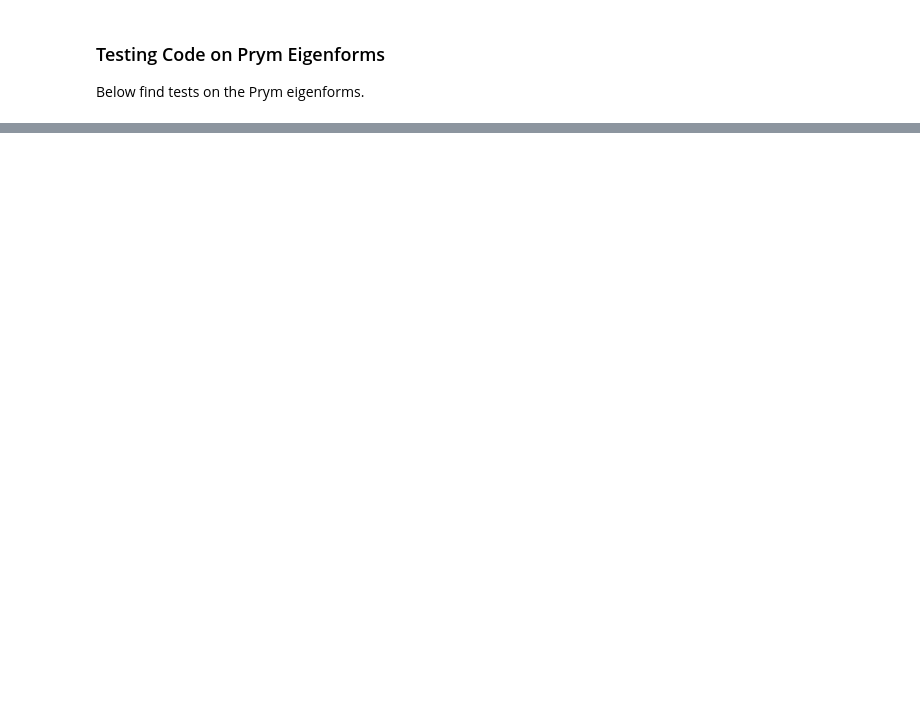
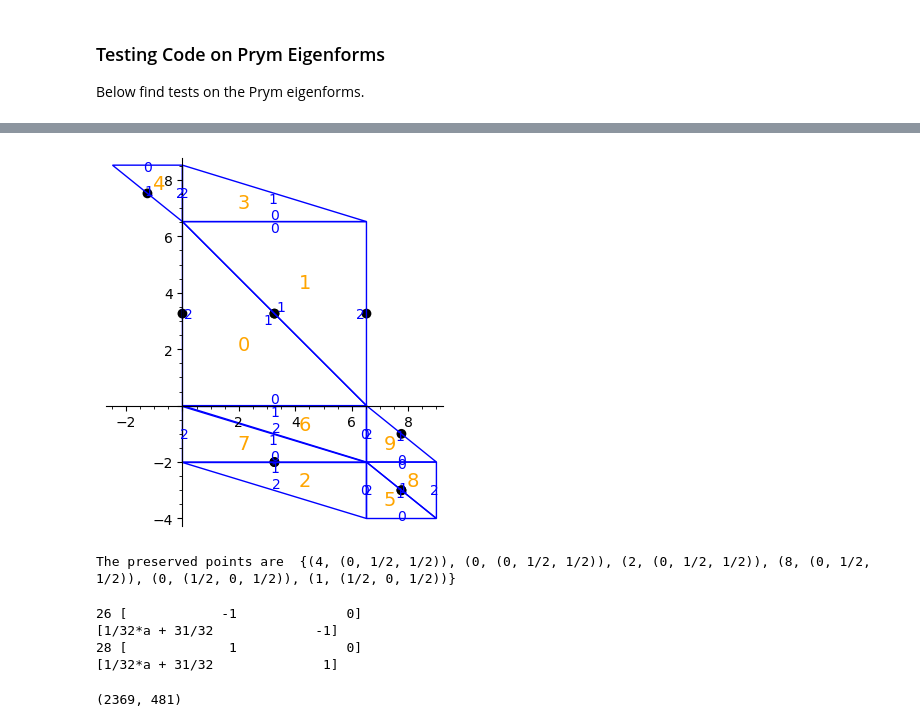
Before and after one commit to sfreedman67/samsurf, a Jupyter notebook: bowman/testing prym eigenforms.ipynb, the cells around one changed output, grey strips where cells are left out. Cells and saved outputs as stored; diff of their text form; code cells hidden in the pictures; blank space fills up the shorter version.

```diff
--- a/bowman/testing prym eigenforms.ipynb
+++ b/bowman/testing prym eigenforms.ipynb
@@ -23,0 +11,3 @@ Veech element:
+# %%
+veech_gens = prym.generators_veech.gens
+print(len(veech_gens))
@@ -56,0 +105,18 @@ The preserved points are  {(4, (0, 1/2, 1/2)), (0, (0, 1/2, 1/2)), (5, (1/2, 1/2
+# %%
+preserved_pts = reduce_periodic_points(prym, weierstrass, veech_gens, True)
+# %%
+mark_points(prym, preserved_pts).plot().show()
+print("The preserved points are ", preserved_pts)
+# %% [output]
+[figure, added]
+The preserved points are  {(4, (0, 1/2, 1/2)), (0, (0, 1/2, 1/2)), (2, (0, 1/2, 1/2)), (8, (0, 1/2, 1/2)), (0, (1/2, 0, 1/2)), (1, (1/2, 0, 1/2))}
+# %%
+# find the vertical and horizontal sheers
+for i, elem in enumerate(veech_gens):
+    if(elem[0][1] == 0):
+        print(i, elem)
+# %% [output]
+26 [            -1              0]
+[1/32*a + 31/32             -1]
+28 [             1              0]
+[1/32*a + 31/32              1]
@@ -56,0 +126,4 @@ The preserved points are  {(4, (0, 1/2, 1/2)), (0, (0, 1/2, 1/2)), (5, (1/2, 1/2
+# %%
+len(candidate_points), len(preserved_pts)
+# %% [output]
+(2369, 481)
```
Also changed, not shown: parts of 12 cells of this notebook, 2 other files.
